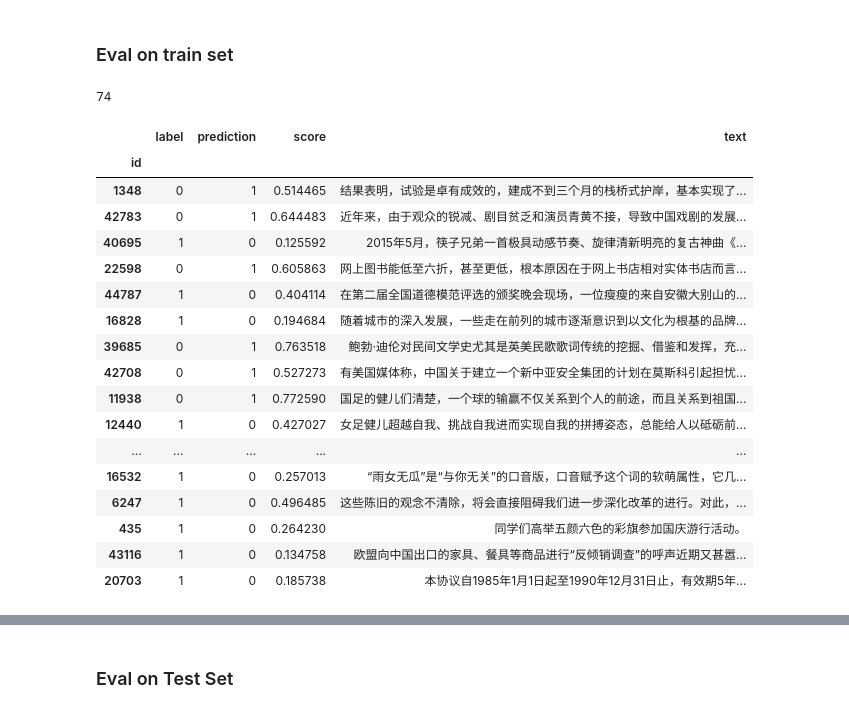
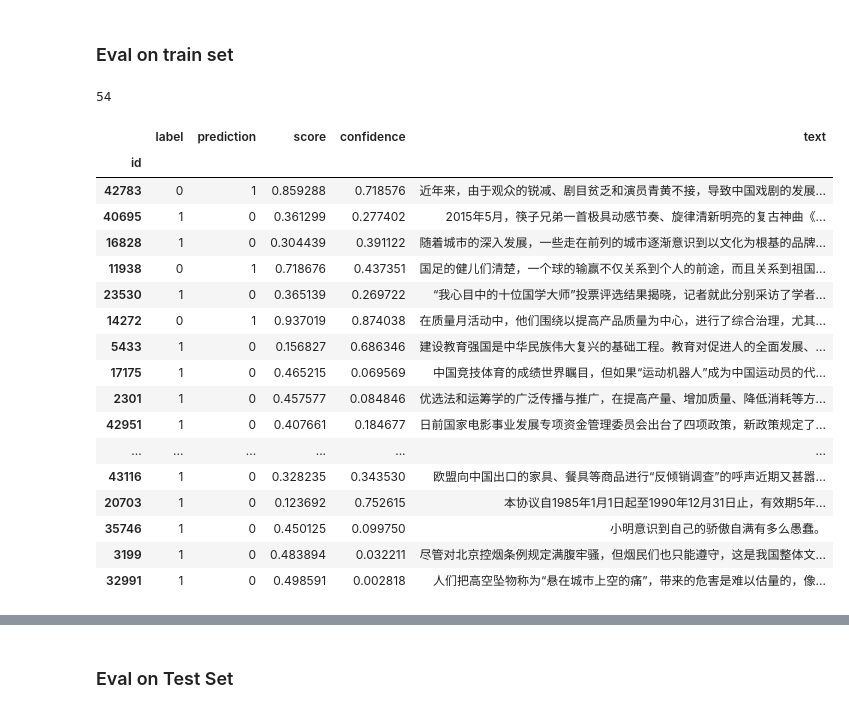
Before and after one commit to holajoa/chinese-grammar-error-detection, a Jupyter notebook: notebooks/predict.ipynb, the cells around one changed output, grey strips where cells are left out. Saved outputs shown, nothing was run; the diff lists cells and outputs as text; code cells hidden in the pictures.

```diff
--- a/notebooks/predict.ipynb
+++ b/notebooks/predict.ipynb
@@ -17,8 +17,8 @@ from models import *
 
 np.random.seed(1024)
 
-device = torch.device("cpu")
-# device = torch.device("cuda:0")
+# device = torch.device("cpu")
+device = torch.device("cuda:0")
 ntf()
 # %%
 train_df = pd.read_csv('../data-org/train.csv', sep='\t', index_col='id').iloc[np.random.choice(range(45000), size=1000)]
@@ -69,11 +74,29 @@ ntf()
 # %%
-# checkpoints = [f'../finetuned_models/ner_run_main/fold{i}/checkpoint-2250/pytorch_model.bin' for i in range(10)]
+# # checkpoints = [f'../finetuned_models/ner_run_main/fold{i}/checkpoint-2250/pytorch_model.bin' for i in range(10)]
+# checkpoints = [
+#     '../finetuned_models/ner_run_aug_74866/fold0/checkpoint-12195/pytorch_model.bin',
+#     '../finetuned_models/ner_run_aug_74866/fold1/checkpoint-12195/pytorch_model.bin',
+#     '../finetuned_models/ner_run_aug_74866/fold2/checkpoint-12195/pytorch_model.bin',
+#     '../finetuned_models/ner_run_aug_74866/fold3/checkpoint-8130/pytorch_model.bin',
+#     '../finetuned_models/ner_run_aug_74866/fold4/checkpoint-4065/pytorch_model.bin',
+#     '../finetuned_models/ner_run_aug_74866/fold5/checkpoint-8130/pytorch_model.bin',
+#     '../finetuned_models/ner_run_aug_74866/fold6/checkpoint-12195/pytorch_model.bin',
+#     '../finetuned_models/ner_run_aug_74866/fold7/checkpoint-8130/pytorch_model.bin',
+#     '../finetuned_models/ner_run_aug_74866/fold8/checkpoint-8130/pytorch_model.bin',
+#     '../finetuned_models/ner_run_aug_74866/fold9/checkpoint-12195/pytorch_model.bin'
+# ]
+
 checkpoints = [
-    '../finetuned_models/ner_run_aug/fold0/checkpoint-4065/pytorch_model.bin',
-    '../finetuned_models/ner_run_aug/fold1/checkpoint-8130/pytorch_model.bin',
-    '../finetuned_models/ner_run_aug/fold2/checkpoint-8130/pytorch_model.bin',
-    '../finetuned_models/ner_run_aug/fold3/checkpoint-8130/pytorch_model.bin',
-    '../finetuned_models/ner_run_aug/fold4/checkpoint-4065/pytorch_model.bin',
+    '../finetuned_models/ner_run_aug_74866/fold0/checkpoint-12195/pytorch_model.bin',
+    # '../finetuned_models/ner_run_aug_74866/fold1/checkpoint-12195/pytorch_model.bin',
+    # '../finetuned_models/ner_run_aug_74866/fold2/checkpoint-12195/pytorch_model.bin',
+    # '../finetuned_models/ner_run_aug_74866/fold3/checkpoint-8130/pytorch_model.bin',
+    # '../finetuned_models/ner_run_aug_74866/fold4/checkpoint-4065/pytorch_model.bin',
+    # '../finetuned_models/ner_run_aug_74866/fold5/checkpoint-8130/pytorch_model.bin',
+    # '../finetuned_models/ner_run_aug_74866/fold6/checkpoint-12195/pytorch_model.bin',
+    # '../finetuned_models/ner_run_aug_74866/fold7/checkpoint-8130/pytorch_model.bin',
+    # '../finetuned_models/ner_run_aug_74866/fold8/checkpoint-8130/pytorch_model.bin',
+    # '../finetuned_models/ner_run_aug_74866/fold9/checkpoint-12195/pytorch_model.bin'
 ]
 output_tensors = []
 
@@ -89,7 +112,7 @@ for cp in checkpoints:
     # for key in list(state_dict.keys()):
     #     state_dict[key.replace('bert', 'base_model')] = state_dict.pop(key)
     model.load_state_dict(state_dict)
-    # model.cuda()
+    model.cuda()
 
     logits = []
     dataloader = DataLoader(train.dataset['train'].with_format('torch'), batch_size=4)
@@ -99,7 +122,6 @@ for cp in checkpoints:
                 if k in test.tokenizer.model_input_names or k == 'auxiliary_input_ids'}
         with torch.no_grad():
             output = model(**inputs)
-        # logits.append(postprocess_logits(output['logits']))
         logits.append(output['logits'])
     del model
     output_tensors.append(torch.concat(logits))
@@ -113,39 +136,39 @@ Some weights of the model checkpoint at hfl/chinese-macbert-base were not used w
 # %%
 from torch.nn import Softmax
 
 sm = Softmax(dim=1)
 prediction = torch.stack(output_tensors).mean(0).argmax(1).cpu().numpy()
 
 data = train_df[['label', 'text']]
 data['prediction'] = prediction
 data['score'] = sm(torch.stack(output_tensors).mean(0))[:, 1].cpu().numpy()
-
-data = data[['label', 'prediction', 'score', 'text']]
+data['confidence'] = 1 - 2*np.abs(data.score.values - data.prediction)
+data = data[['label', 'prediction', 'score', 'confidence', 'text']]
 print(len(data[data.label != data.prediction]))
 with pd.option_context('display.max_rows', None, 'display.max_columns', None):
     # display(data[data.label != data.prediction].sort_values(by='score'))
     display(data[data.label != data.prediction])
 # data[data.label != data.prediction].to_csv('../case_analysis/aug.csv')
 # %% [output]
-74
+54
-|  | label | prediction | score | text |
-| id |  |  |  |  |
-| 1348 | 0 | 1 | 0.514465 | 结果表明，试验是卓有成效的，建成不到三个月的栈桥式护岸，基本实现了... |
-| 42783 | 0 | 1 | 0.644483 | 近年来，由于观众的锐减、剧目贫乏和演员青黄不接，导致中国戏剧的发展... |
-| 40695 | 1 | 0 | 0.125592 | 2015年5月，筷子兄弟一首极具动感节奏、旋律清新明亮的复古神曲《... |
-| 22598 | 0 | 1 | 0.605863 | 网上图书能低至六折，甚至更低，根本原因在于网上书店相对实体书店而言... |
-| 44787 | 1 | 0 | 0.404114 | 在第二届全国道德模范评选的颁奖晚会现场，一位瘦瘦的来自安徽大别山的... |
-| 16828 | 1 | 0 | 0.194684 | 随着城市的深入发展，一些走在前列的城市逐渐意识到以文化为根基的品牌... |
-| 39685 | 0 | 1 | 0.763518 | 鲍勃·迪伦对民间文学史尤其是英美民歌歌词传统的挖掘、借鉴和发挥，充... |
-| 42708 | 0 | 1 | 0.527273 | 有美国媒体称，中国关于建立一个新中亚安全集团的计划在莫斯科引起担忧... |
-| 11938 | 0 | 1 | 0.772590 | 国足的健儿们清楚，一个球的输赢不仅关系到个人的前途，而且关系到祖国... |
-| 12440 | 1 | 0 | 0.427027 | 女足健儿超越自我、挑战自我进而实现自我的拼搏姿态，总能给人以砥砺前... |
-| ... | ... | ... | ... | ... |
-| 16532 | 1 | 0 | 0.257013 | “雨女无瓜”是“与你无关”的口音版，口音赋予这个词的软萌属性，它几... |
-| 6247 | 1 | 0 | 0.496485 | 这些陈旧的观念不清除，将会直接阻碍我们进一步深化改革的进行。对此，... |
-| 435 | 1 | 0 | 0.264230 | 同学们高举五颜六色的彩旗参加国庆游行活动。 |
-| 43116 | 1 | 0 | 0.134758 | 欧盟向中国出口的家具、餐具等商品进行“反倾销调查”的呼声近期又甚嚣... |
-| 20703 | 1 | 0 | 0.185738 | 本协议自1985年1月1日起至1990年12月31日止，有效期5年... |
+|  | label | prediction | score | confidence | text |
+| id |  |  |  |  |  |
+| 42783 | 0 | 1 | 0.859288 | 0.718576 | 近年来，由于观众的锐减、剧目贫乏和演员青黄不接，导致中国戏剧的发展... |
+| 40695 | 1 | 0 | 0.361299 | 0.277402 | 2015年5月，筷子兄弟一首极具动感节奏、旋律清新明亮的复古神曲《... |
+| 16828 | 1 | 0 | 0.304439 | 0.391122 | 随着城市的深入发展，一些走在前列的城市逐渐意识到以文化为根基的品牌... |
+| 11938 | 0 | 1 | 0.718676 | 0.437351 | 国足的健儿们清楚，一个球的输赢不仅关系到个人的前途，而且关系到祖国... |
+| 23530 | 1 | 0 | 0.365139 | 0.269722 | “我心目中的十位国学大师”投票评选结果揭晓，记者就此分别采访了学者... |
+| 14272 | 0 | 1 | 0.937019 | 0.874038 | 在质量月活动中，他们围绕以提高产品质量为中心，进行了综合治理，尤其... |
+| 5433 | 1 | 0 | 0.156827 | 0.686346 | 建设教育强国是中华民族伟大复兴的基础工程。教育对促进人的全面发展、... |
+| 17175 | 1 | 0 | 0.465215 | 0.069569 | 中国竞技体育的成绩世界瞩目，但如果“运动机器人”成为中国运动员的代... |
+| 2301 | 1 | 0 | 0.457577 | 0.084846 | 优选法和运筹学的广泛传播与推广，在提高产量、增加质量、降低消耗等方... |
+| 42951 | 1 | 0 | 0.407661 | 0.184677 | 日前国家电影事业发展专项资金管理委员会出台了四项政策，新政策规定了... |
+| ... | ... | ... | ... | ... | ... |
+| 43116 | 1 | 0 | 0.328235 | 0.343530 | 欧盟向中国出口的家具、餐具等商品进行“反倾销调查”的呼声近期又甚嚣... |
+| 20703 | 1 | 0 | 0.123692 | 0.752615 | 本协议自1985年1月1日起至1990年12月31日止，有效期5年... |
+| 35746 | 1 | 0 | 0.450125 | 0.099750 | 小明意识到自己的骄傲自满有多么愚蠢。 |
+| 3199 | 1 | 0 | 0.483894 | 0.032211 | 尽管对北京控烟条例规定满腹牢骚，但烟民们也只能遵守，这是我国整体文... |
+| 32991 | 1 | 0 | 0.498591 | 0.002818 | 人们把高空坠物称为“悬在城市上空的痛”，带来的危害是难以估量的，像... |
 # %%
 fp = ((data.label == 0).values * (data.prediction==1).values).sum()
 fn = ((data.label == 1).values * (data.prediction==0).values).sum()
```
Also changed, not shown: parts of 9 cells of this notebook, 8 other files.
